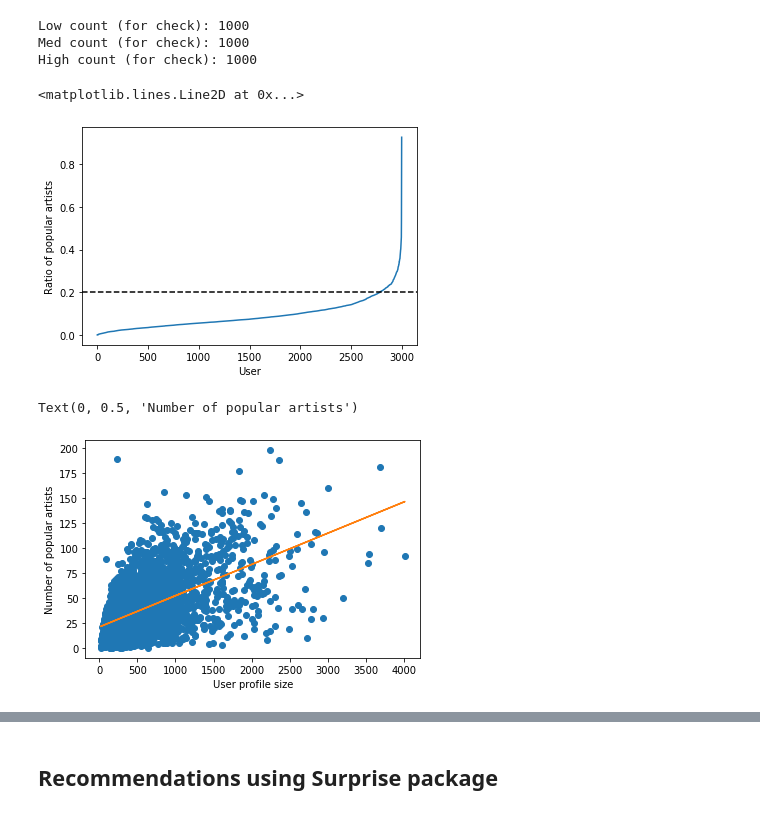
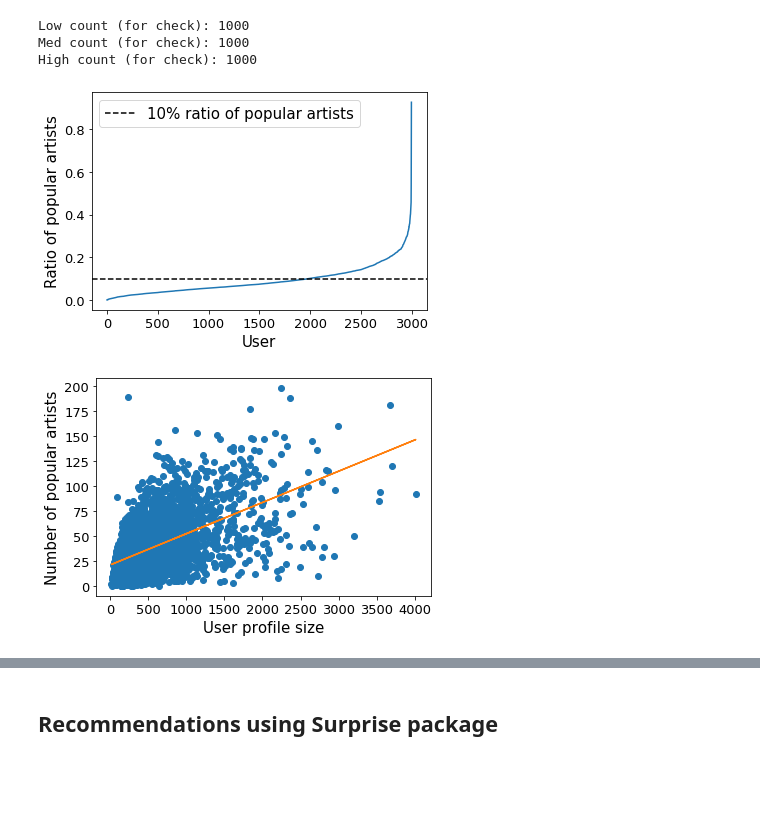
Before and after one commit to domkowald/FairRecSys, a Jupyter notebook: LFM_Fairness.ipynb, the cells around one changed output, grey strips where cells are left out. Drawn from its saved outputs; the diff is of its cells as text; code cells hidden in the pictures; blank space fills up the shorter version.

```diff
--- a/LFM_Fairness.ipynb
+++ b/LFM_Fairness.ipynb
@@ -24,10 +24,10 @@ rd.seed(my_seed)
 np.random.seed(my_seed)
 predict_col = 'artist'
 top_fraction = 0.2
-user_events_file = 'data/user_events.txt'
-low_user_file = 'data/low_main_users.txt'
-medium_user_file = 'data/medium_main_users.txt'
-high_user_file = 'data/high_main_users.txt'
+user_events_file = 'data/ECIR/user_events.txt'
+low_user_file = 'data/ECIR/low_main_users.txt'
+medium_user_file = 'data/ECIR/medium_main_users.txt'
+high_user_file = 'data/ECIR/high_main_users.txt'
 # %%
 # read user events
 cols = ['user', 'artist', 'album', 'track', 'timestamp']
@@ -146,22 +142,25 @@ High count (for check): 1000
 # %%
 plt.figure()
 plt.plot(sorted(pop_fraq))
-plt.xlabel('User')
-plt.ylabel('Ratio of popular artists')
-plt.axhline(y=0.2, color='black', linestyle='--')
-#plt.savefig('data/user_artist_ratio.png', dpi=300, bbox_inches='tight')
+plt.xlabel('User', fontsize='15')
+plt.xticks(fontsize='13')
+plt.ylabel('Ratio of popular artists', fontsize='15')
+plt.yticks(fontsize='13')
+plt.axhline(y=0.1, color='black', linestyle='--', label='10% ratio of popular artists')
+plt.legend(fontsize='15')
+#plt.savefig('data/ECIR/user_artist_ratio.png', dpi=300, bbox_inches='tight')
 # %% [output]
-<matplotlib.lines.Line2D at 0x...>
-[figure, old version]
+[figure, new version]
 # %%
 plt.figure()
 slope, intercept, r_value, p_value, std_err = stats.linregress(user_hist, pop_count)
 line = slope * np.array(user_hist) + intercept
 plt.plot(user_hist, pop_count, 'o', user_hist, line)
-plt.xlabel('User profile size')
-plt.ylabel('Number of popular artists')
-#plt.savefig('data/corr_user_pop.png', dpi=300, bbox_inches='tight')
+plt.xlabel('User profile size', fontsize='15')
+plt.xticks(fontsize='13')
+plt.ylabel('Number of popular artists', fontsize='15')
+plt.yticks(fontsize='13')
+#plt.savefig('data/ECIR/corr_user_pop.png', dpi=300, bbox_inches='tight')
 # %% [output]
-Text(0, 0.5, 'Number of popular artists')
-[figure, old version]
+[figure, new version]
 # %%
```
Also changed, not shown: parts of 14 cells of this notebook.
